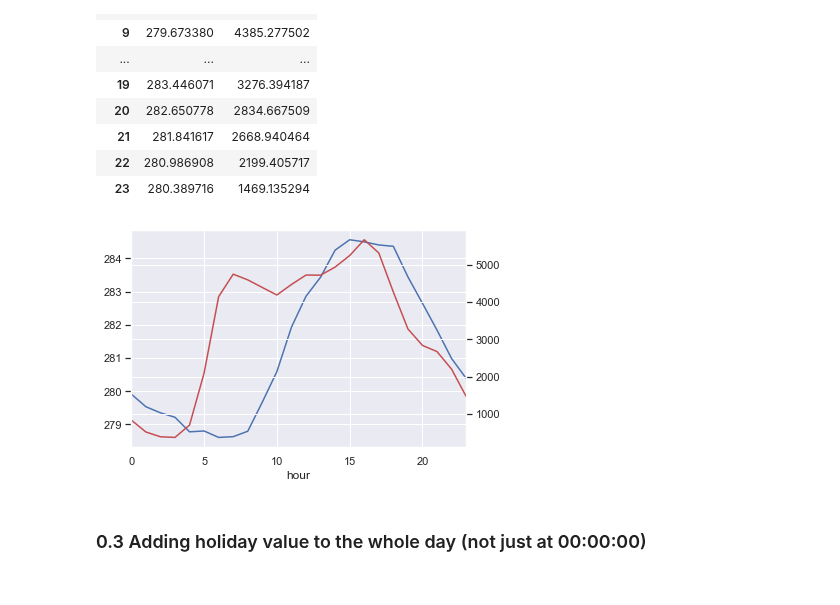
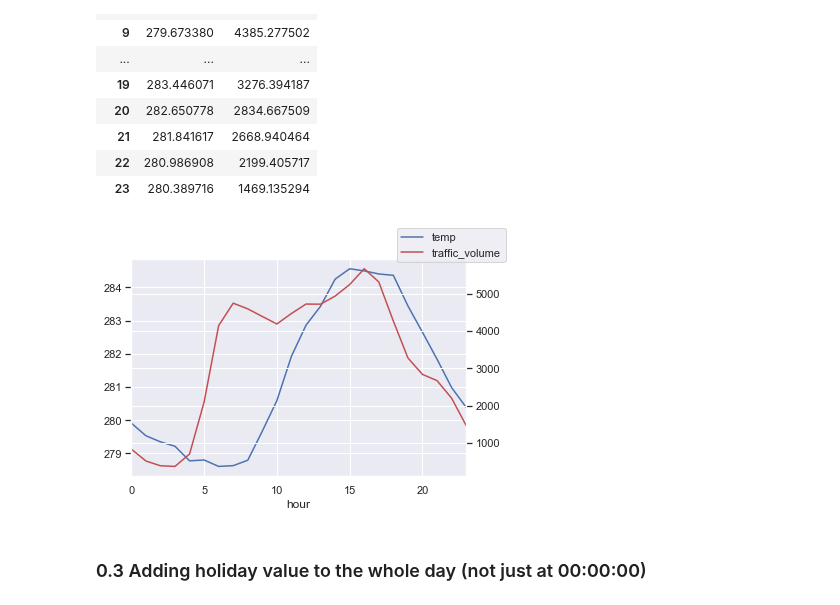
Before and after one commit to laurelkeys/machine-learning, a Jupyter notebook: assignment-1/Assignment1.ipynb, the cells around one changed output. Cells and saved outputs as stored; diff of their text form; code cells hidden in the pictures.

```diff
--- a/assignment-1/Assignment1.ipynb
+++ b/assignment-1/Assignment1.ipynb
@@ -332,12 +332,12 @@ hour_mean
 # %%
 # plot how the temp and traffic volume varies, on avg, with the hour
 ax1 = hour_mean.plot(y="temp", legend=False)
 ax2 = ax1.twinx()
 hour_mean.plot(y="traffic_volume", ax=ax2, legend=False, color="r")
-ax.figure.legend()
+ax1.figure.legend()
 plt.show()
 # %% [output]
-[figure, old version]
+[figure, new version]
 # %% [markdown]
 ### 0.3 Adding holiday value to the whole day (not just at 00:00:00)
 # %%
```
Also changed, not shown: parts of 11 cells of this notebook, 1 other file.
